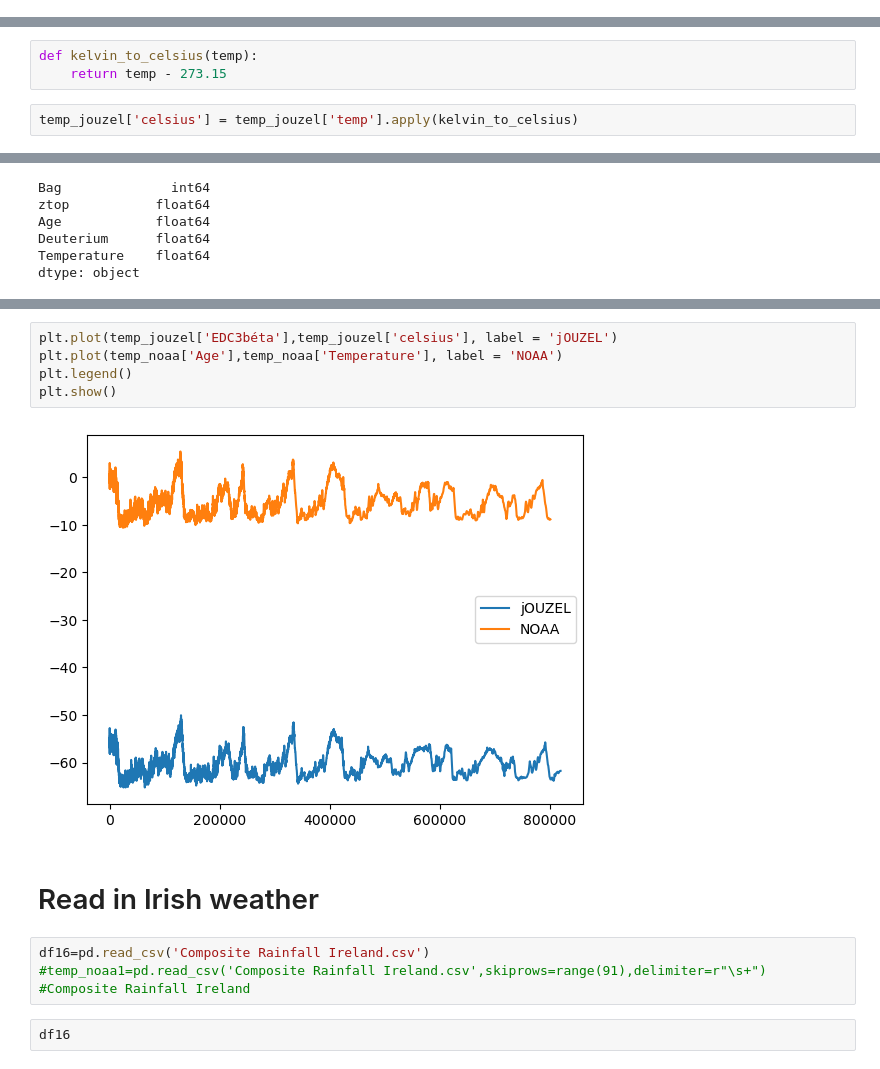
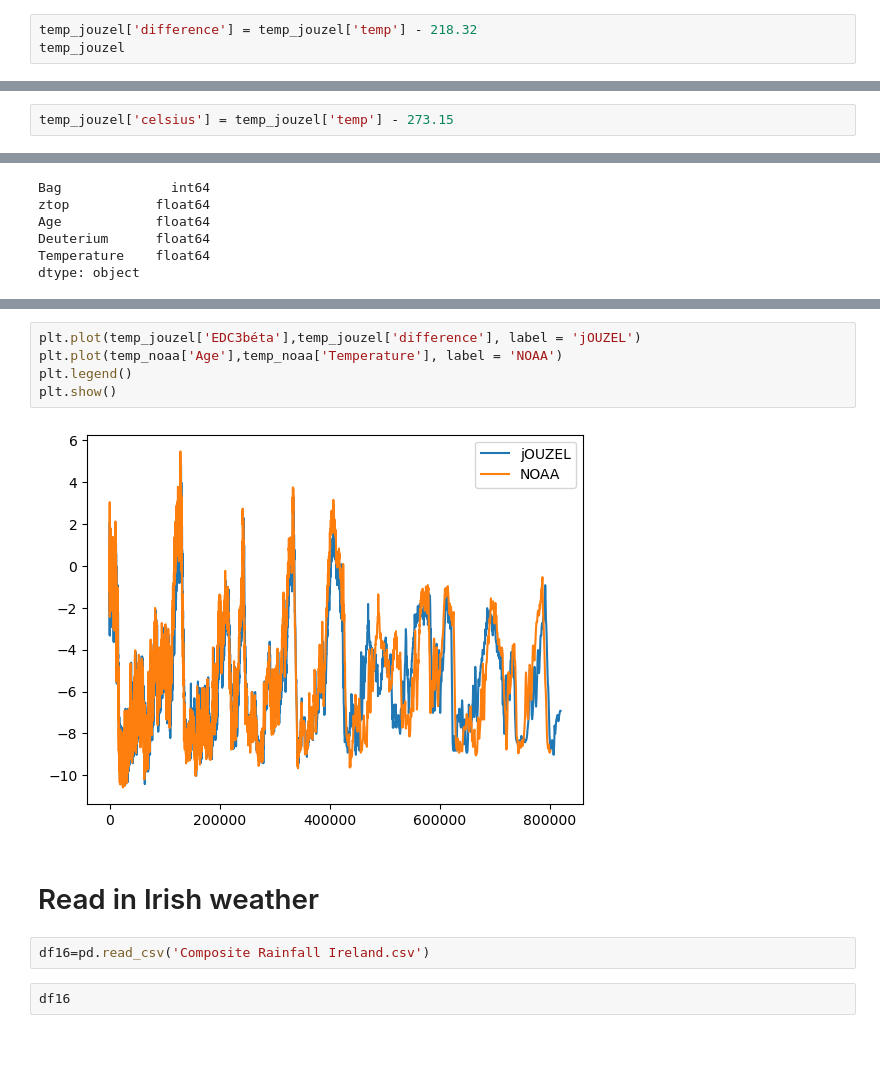
Before and after one commit to dectan/Programming-for-Data-Analysis-Project-2, a Jupyter notebook: test3.ipynb, the cells around one changed output, grey strips where cells are left out. Drawn from its saved outputs; the diff is of its cells as text.

Commit message:
column added to temp dataset to prove correlation between NOAA and Jouzel are aligned

```diff
--- a/test3.ipynb
+++ b/test3.ipynb
@@ -270,0 +273,3 @@ temp_jouzel
+# %%
+temp_jouzel['difference'] = temp_jouzel['temp'] - 218.32
+temp_jouzel
@@ -271,6 +290,3 @@ temp_jouzel
 # %%
-def kelvin_to_celsius(temp):
-    return temp - 273.15
+temp_jouzel['celsius'] = temp_jouzel['temp'] - 273.15
-# %%
-temp_jouzel['celsius'] = temp_jouzel['temp'].apply(kelvin_to_celsius)
 # %%
@@ -339,16 +357,14 @@ dtype: object
 # %%
-plt.plot(temp_jouzel['EDC3béta'],temp_jouzel['celsius'], label = 'jOUZEL')
+plt.plot(temp_jouzel['EDC3béta'],temp_jouzel['difference'], label = 'jOUZEL')
 plt.plot(temp_noaa['Age'],temp_noaa['Temperature'], label = 'NOAA')
 plt.legend()
 plt.show()
 # %% [output]
-[figure, old version]
+[figure, new version]
 # %% [markdown]
 # Read in Irish weather
 # %%
 df16=pd.read_csv('Composite Rainfall Ireland.csv')
-#temp_noaa1=pd.read_csv('Composite Rainfall Ireland.csv',skiprows=range(91),delimiter=r"\s+")
-#Composite Rainfall Ireland
 # %%
 df16
 # %% [output]
```
Also changed, not shown: parts of 13 cells of this notebook, 1 other file.
